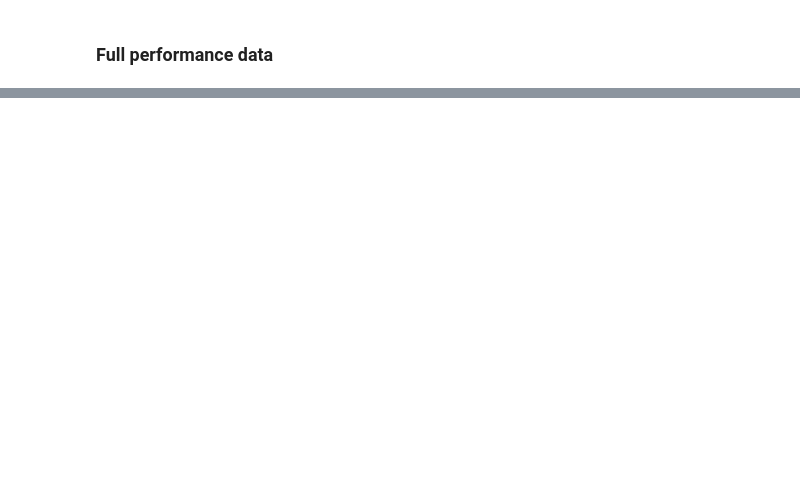
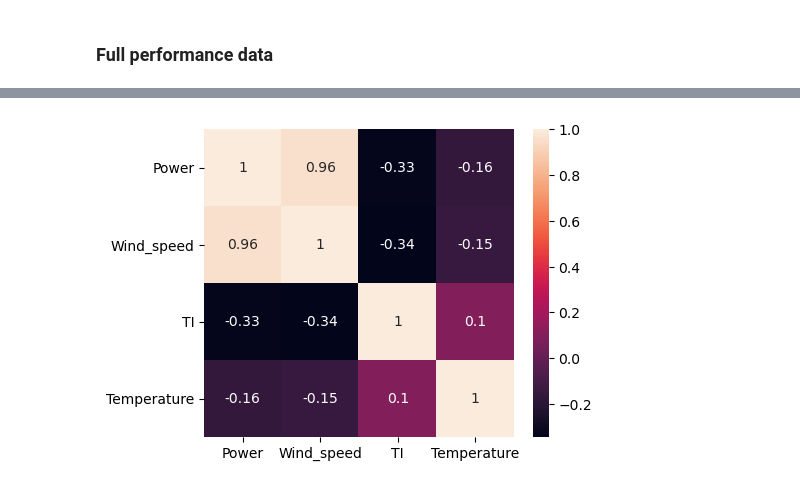
Before and after one commit to jingtingchong/Wind-turbine-performance-modelling, a Jupyter notebook: EDA/EDA-F.ipynb, the cells around one changed output, grey strips where cells are left out. Cells and saved outputs as stored; diff of their text form; code cells hidden in the pictures; blank space fills up the shorter version.

```diff
--- a/EDA/EDA-F.ipynb
+++ b/EDA/EDA-F.ipynb
@@ -219 +210,8 @@ plt.show()
+# %%
+# Plot correlation between variables
+plt.figure(figsize = (5,4))
+sns.heatmap(data_clean[var].corr(), annot=True)
+plt.show()
+# %% [output]
+[figure, added]
 # %%
```
Also changed, not shown: parts of 42 cells of this notebook, 8 other files.
